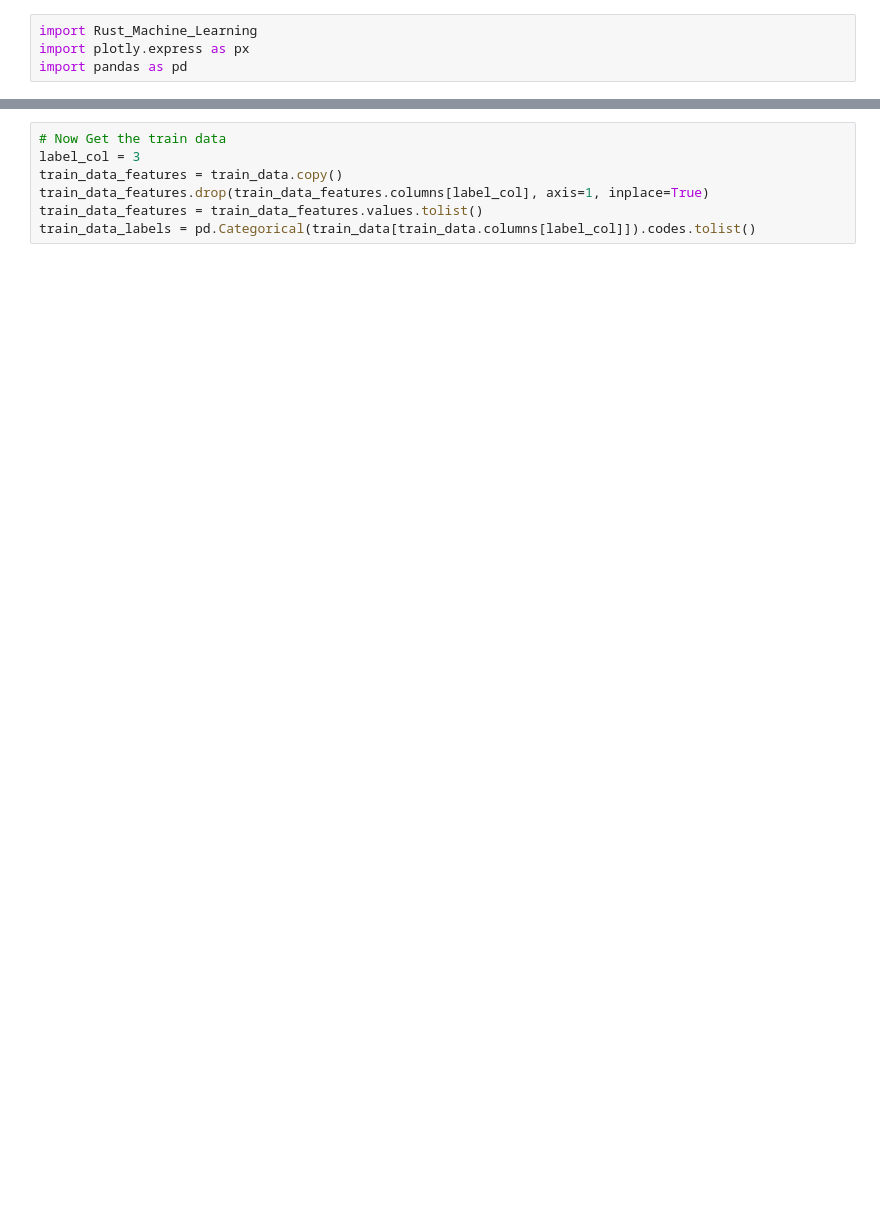
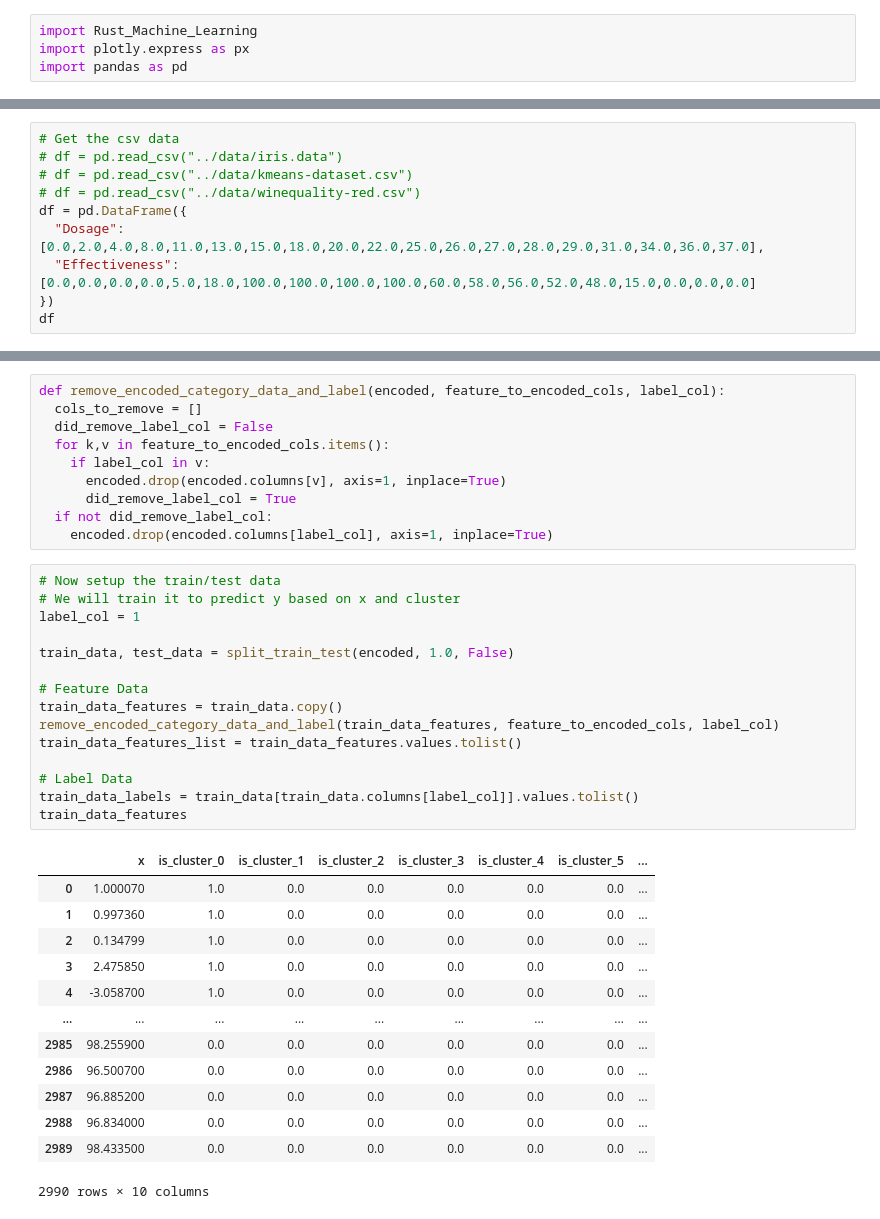
Before and after one commit to haroonsyed/Rust-Machine-Learning, a Jupyter notebook: notebooks/Regression-Tree.ipynb, the cells around one changed output, grey strips where cells are left out. Saved outputs shown, nothing was run; the diff lists cells and outputs as text; blank space fills up the shorter version.

```diff
--- a/notebooks/Regression-Tree.ipynb
+++ b/notebooks/Regression-Tree.ipynb
@@ -24,0 +5,10 @@ df
+# %%
+# Get the csv data
+# df = pd.read_csv("../data/iris.data")
+# df = pd.read_csv("../data/kmeans-dataset.csv")
+# df = pd.read_csv("../data/winequality-red.csv")
+df = pd.DataFrame({
+  "Dosage": [0.0,2.0,4.0,8.0,11.0,13.0,15.0,18.0,20.0,22.0,25.0,26.0,27.0,28.0,29.0,31.0,34.0,36.0,37.0],
+  "Effectiveness": [0.0,0.0,0.0,0.0,5.0,18.0,100.0,100.0,100.0,100.0,60.0,58.0,56.0,52.0,48.0,15.0,0.0,0.0,0.0]
+})
+df
@@ -44,8 +76,40 @@ print(len(train_data))
+# %%
+def remove_encoded_category_data_and_label(encoded, feature_to_encoded_cols, label_col):
+  cols_to_remove = []
+  did_remove_label_col = False
+  for k,v in feature_to_encoded_cols.items():
+    if label_col in v:
+      encoded.drop(encoded.columns[v], axis=1, inplace=True)
+      did_remove_label_col = True
+  if not did_remove_label_col:
+    encoded.drop(encoded.columns[label_col], axis=1, inplace=True)
 # %%
-# Now Get the train data
-label_col = 3
+# Now setup the train/test data
+# We will train it to predict y based on x and cluster
+label_col = 1
+
+train_data, test_data = split_train_test(encoded, 1.0, False)
+
+# Feature Data
 train_data_features = train_data.copy()
-train_data_features.drop(train_data_features.columns[label_col], axis=1, inplace=True)
-train_data_features = train_data_features.values.tolist()
-train_data_labels = pd.Categorical(train_data[train_data.columns[label_col]]).codes.tolist()
+remove_encoded_category_data_and_label(train_data_features, feature_to_encoded_cols, label_col)
+train_data_features_list = train_data_features.values.tolist()
+
+# Label Data
+train_data_labels = train_data[train_data.columns[label_col]].values.tolist()
+train_data_features
+# %% [output]
+|  | x | is_cluster_0 | is_cluster_1 | is_cluster_2 | is_cluster_3 | is_cluster_4 | is_cluster_5 | ... |
+| 0 | 1.000070 | 1.0 | 0.0 | 0.0 | 0.0 | 0.0 | 0.0 | ... |
+| 1 | 0.997360 | 1.0 | 0.0 | 0.0 | 0.0 | 0.0 | 0.0 | ... |
+| 2 | 0.134799 | 1.0 | 0.0 | 0.0 | 0.0 | 0.0 | 0.0 | ... |
+| 3 | 2.475850 | 1.0 | 0.0 | 0.0 | 0.0 | 0.0 | 0.0 | ... |
+| 4 | -3.058700 | 1.0 | 0.0 | 0.0 | 0.0 | 0.0 | 0.0 | ... |
+| ... | ... | ... | ... | ... | ... | ... | ... | ... |
+| 2985 | 98.255900 | 0.0 | 0.0 | 0.0 | 0.0 | 0.0 | 0.0 | ... |
+| 2986 | 96.500700 | 0.0 | 0.0 | 0.0 | 0.0 | 0.0 | 0.0 | ... |
+| 2987 | 96.885200 | 0.0 | 0.0 | 0.0 | 0.0 | 0.0 | 0.0 | ... |
+| 2988 | 96.834000 | 0.0 | 0.0 | 0.0 | 0.0 | 0.0 | 0.0 | ... |
+| 2989 | 98.433500 | 0.0 | 0.0 | 0.0 | 0.0 | 0.0 | 0.0 | ... |
+2990 rows × 10 columns
 # %%
```
Also changed, not shown: parts of 6 cells of this notebook, 2 other files.
